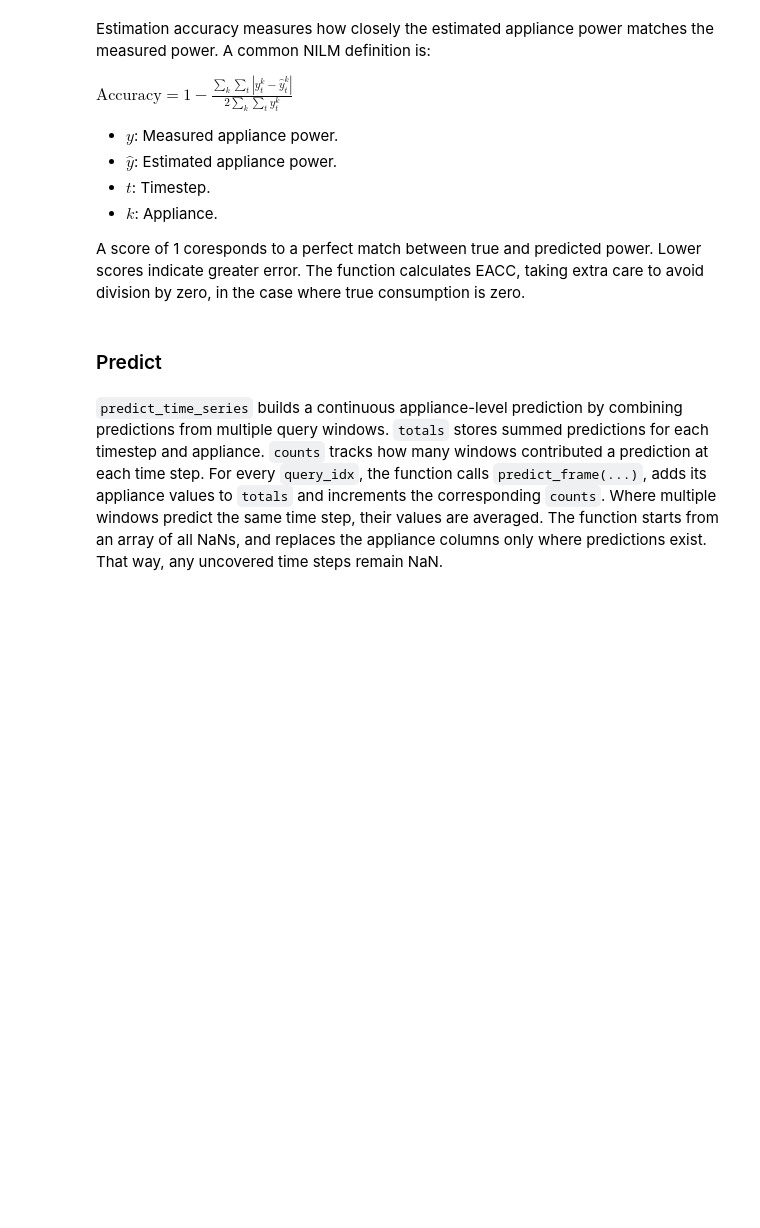
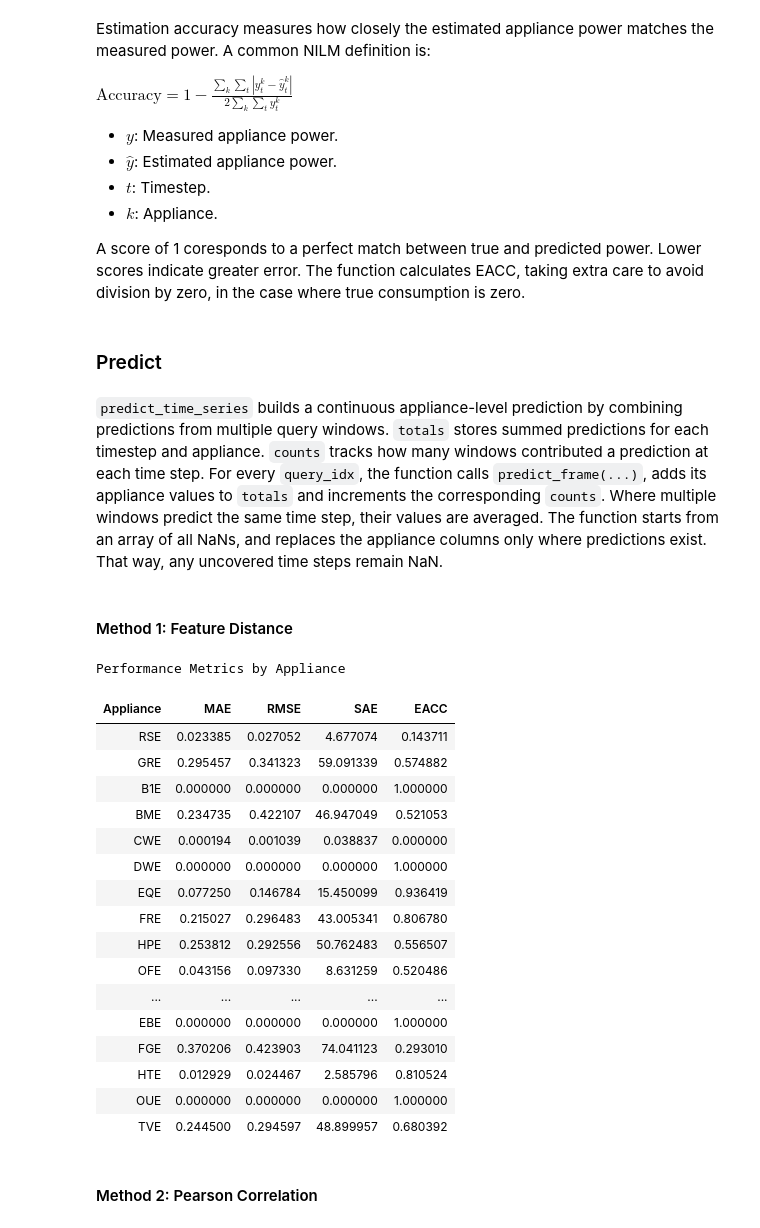
Before and after one commit to codettlaff/Differential-Privacy-PESGM2026, a Jupyter notebook: pattern_matching_nilm_v2.ipynb, the cells around one changed output. Cells and saved outputs as stored; diff of their text form; code cells hidden in the pictures; blank space fills up the shorter version.

```diff
--- a/pattern_matching_nilm_v2.ipynb
+++ b/pattern_matching_nilm_v2.ipynb
@@ -123,7 +123,7 @@ Consolidated Distance Metrics
 
 The pattern-matching NILM algorithm aims to estimate power consumption for each appliance. To evaluate its performance, we compare the true appliance-level data with the predicted data. Before defining the performance metrics, note that each frame is a two-dimensional array. It contains a time-series for each appliance. Therefore, each metric function returns an array with one score per appliance, rather than a single score.
 # %%
-def compute_mae(timeseries1, frame2):
+def compute_mae(frame1, frame2):
     return np.mean(np.abs(np.asarray(frame1) - np.asarray(frame2)), axis=0)
 # %%
 def compute_rmse(frame1, frame2):
@@ -180,7 +180,7 @@ def select_template(query_idx, combined_metric_lookup, method):
     return min(candidates, key=lambda item: direction * item[1])[0]
 # %%
 def predict_frame(agg_norm, apps_norm, query_idx, window_length, combined_metric_lookup, method):
-    best_template_idx = select_template(idx, combined_metric_lookup, method)
+    best_template_idx = select_template(query_idx, combined_metric_lookup, method)
     return apps_norm[best_template_idx : best_template_idx + window_length]
 # %% [markdown]
 `predict_time_series` builds a continuous appliance-level prediction by combining predictions from multiple query windows. `totals` stores summed predictions for each timestep and appliance. `counts` tracks how many windows contributed a prediction at each time step. For every `query_idx`, the function calls `predict_frame(...)`, adds its appliance values to `totals` and increments the corresponding `counts`. Where multiple windows predict the same time step, their values are averaged. The function starts from an array of all NaNs, and replaces the appliance columns only where predictions exist. That way, any uncovered time steps remain NaN.
@@ -215,3 +215,57 @@ def predict_time_series(agg_norm, apps_norm, query_indices, window_length, combi
     result[covered, 2:] = totals[covered] / counts[covered, None]
 
     return result
+# %% [markdown]
+#### Method 1: Feature Distance
+# %%
+apps_pred = predict_time_series(agg_norm, apps_norm, test_indices, window_length, combined_metric_lookup, method='feature_distance')
+# %%
+# Copy the ground-truth rows corresponding to apps_pred, then keep rows with predictions.
+pred_start = max(0, test_indices.min())
+apps_true = apps_norm[pred_start:pred_start + len(apps_pred)].copy()
+
+valid_rows = ~np.isnan(apps_pred[:, 2:]).any(axis=1)
+apps_true = apps_true[valid_rows]
+apps_pred = apps_pred[valid_rows]
+# %%
+mae = compute_mae(apps_true, apps_pred)
+rmse = compute_rmse(apps_true, apps_pred)
+sae = compute_sae(apps_true, apps_pred)
+eacc = compute_eacc(apps_true, apps_pred)
+
+# table of each metric for each appliance
+feature_distance_results_metrics = pd.DataFrame({
+    "Appliance": apps_column_labels[2:],
+    "MAE": mae[2:],
+    "RMSE": rmse[2:],
+    "SAE": sae[2:],
+    "EACC": eacc[2:]}).round({
+    "MAE": 6,
+    "RMSE": 6,
+    "SAE": 6,
+    "EACC": 6})
+
+display(feature_distance_results_metrics.style
+        .set_caption("Performance Metrics by Appliance")
+        .hide(axis='index'))
+# %% [output]
+Performance Metrics by Appliance
+| Appliance | MAE | RMSE | SAE | EACC |
+| RSE | 0.023385 | 0.027052 | 4.677074 | 0.143711 |
+| GRE | 0.295457 | 0.341323 | 59.091339 | 0.574882 |
+| B1E | 0.000000 | 0.000000 | 0.000000 | 1.000000 |
+| BME | 0.234735 | 0.422107 | 46.947049 | 0.521053 |
+| CWE | 0.000194 | 0.001039 | 0.038837 | 0.000000 |
+| DWE | 0.000000 | 0.000000 | 0.000000 | 1.000000 |
+| EQE | 0.077250 | 0.146784 | 15.450099 | 0.936419 |
+| FRE | 0.215027 | 0.296483 | 43.005341 | 0.806780 |
+| HPE | 0.253812 | 0.292556 | 50.762483 | 0.556507 |
+| OFE | 0.043156 | 0.097330 | 8.631259 | 0.520486 |
+| ... | ... | ... | ... | ... |
+| EBE | 0.000000 | 0.000000 | 0.000000 | 1.000000 |
+| FGE | 0.370206 | 0.423903 | 74.041123 | 0.293010 |
+| HTE | 0.012929 | 0.024467 | 2.585796 | 0.810524 |
+| OUE | 0.000000 | 0.000000 | 0.000000 | 1.000000 |
+| TVE | 0.244500 | 0.294597 | 48.899957 | 0.680392 |
+# %% [markdown]
+#### Method 2: Pearson Correlation
```
Also changed, not shown: parts of 9 cells of this notebook.
